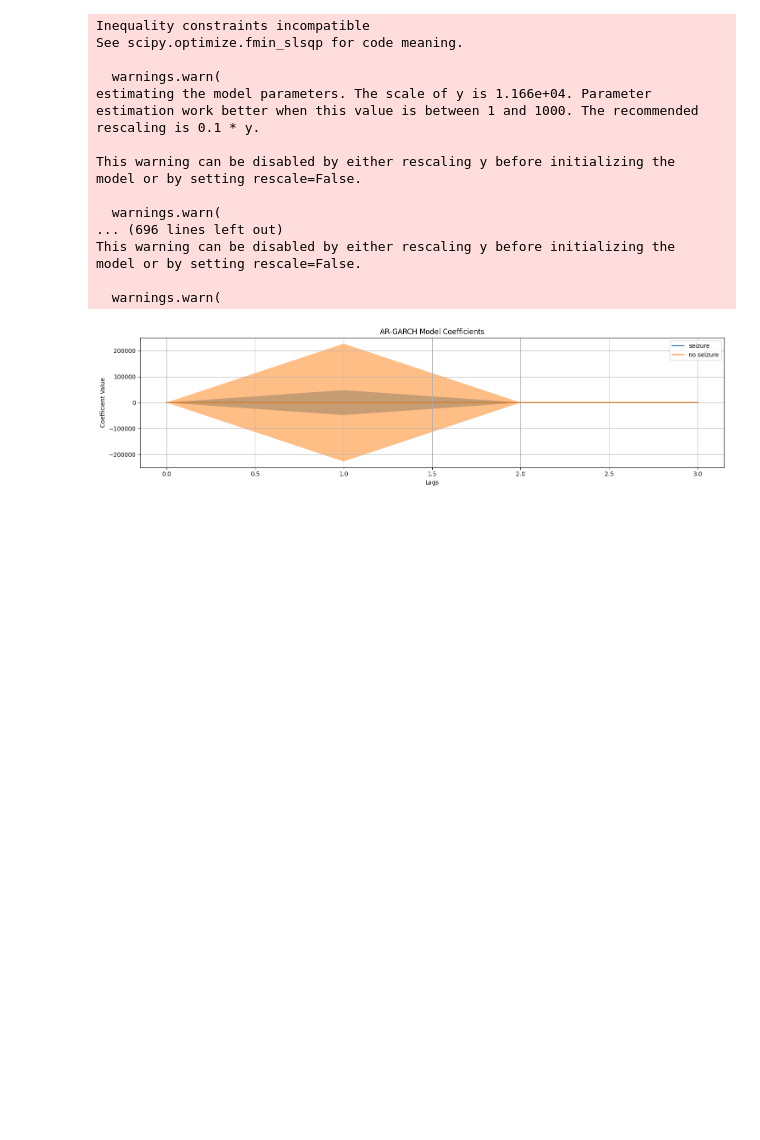
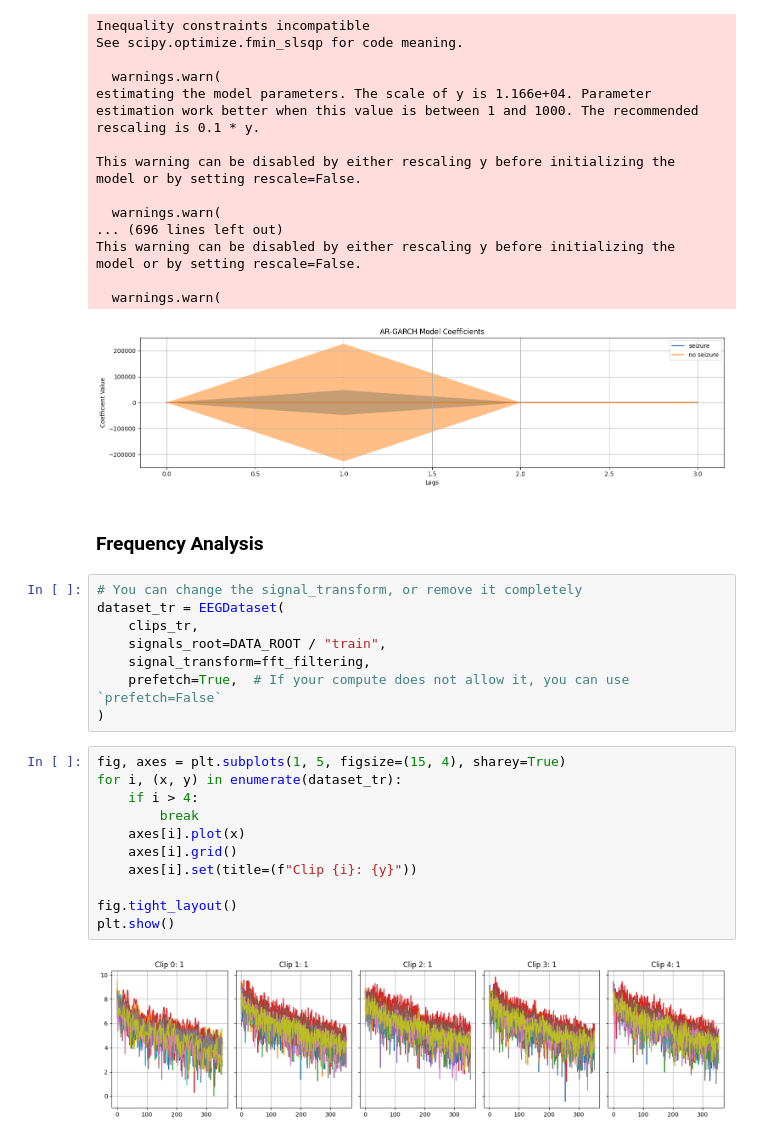
Before and after one commit to cboissier77/eeg_seizure_classifier, a Jupyter notebook: notebooks/experiments.ipynb, the cells around one changed output. Saved outputs shown, nothing was run; the diff lists cells and outputs as text; blank space fills up the shorter version.

```diff
--- a/notebooks/experiments.ipynb
+++ b/notebooks/experiments.ipynb
@@ -495,3 +495,26 @@ model or by setting rescale=False.
 # %%
 # %% [output]
 [figure]
+# %% [markdown]
+### Frequency Analysis
+# %%
+# You can change the signal_transform, or remove it completely
+dataset_tr = EEGDataset(
+    clips_tr,
+    signals_root=DATA_ROOT / "train",
+    signal_transform=fft_filtering,
+    prefetch=True,  # If your compute does not allow it, you can use `prefetch=False`
+)
+# %%
+fig, axes = plt.subplots(1, 5, figsize=(15, 4), sharey=True)
+for i, (x, y) in enumerate(dataset_tr):
+    if i > 4:
+        break
+    axes[i].plot(x)
+    axes[i].grid()
+    axes[i].set(title=(f"Clip {i}: {y}"))
+
+fig.tight_layout()
+plt.show()
+# %% [output]
+[figure, added]
```
Also changed, not shown: parts of 5 cells of this notebook, 5 other files.
